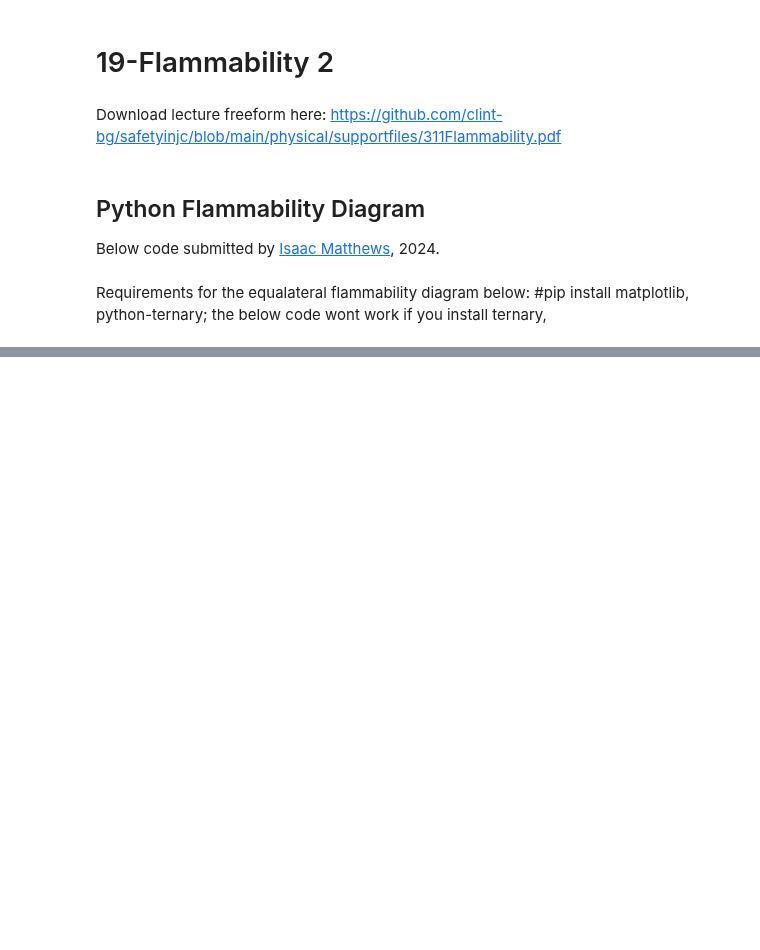
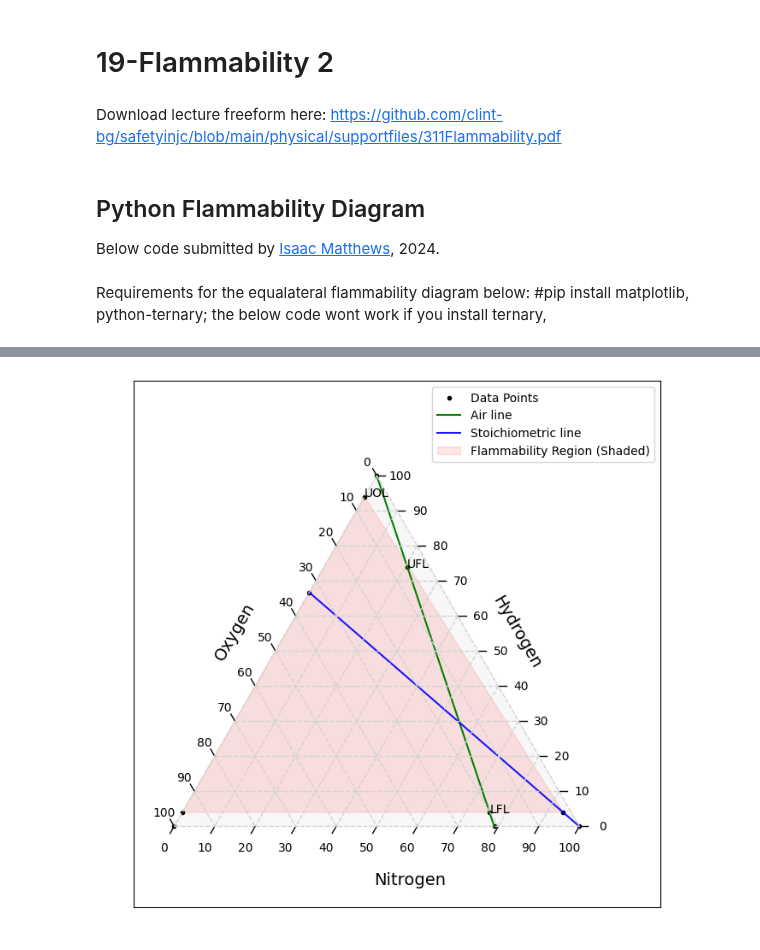
Before and after one commit to clint-bg/safetyinjc, a Jupyter notebook: _build/jupyter_execute/physical/19-Flammability2.ipynb, the cells around one changed output, grey strips where cells are left out. Saved outputs shown, nothing was run; the diff lists cells and outputs as text; code cells hidden in the pictures; blank space fills up the shorter version.

```diff
--- a/_build/jupyter_execute/physical/19-Flammability2.ipynb
+++ b/_build/jupyter_execute/physical/19-Flammability2.ipynb
@@ -84,0 +12,100 @@ flammabilityTriangle("Hydrogen", lfl,ufl,stoic,loc)
+# %%
+import matplotlib.pyplot as plt
+import ternary
+from scipy.optimize import fsolve
+ufl = 74
+lfl = 4
+stoic = 66.7 #stoichiometric ratio for hydrogen in oxygen
+loc = 2
+
+def flammabilityTriangle(name,lfl, ufl, stoic,loc,figsize = (10, 8)):
+    # The stoic value is the stoichiometric ratio of fuel in pure oxygen
+    lfl_o = (100-lfl)*0.21; ufl_o = (100-ufl)*0.21
+    lfl_n = 100 - lfl - lfl_o; ufl_n = 100 - ufl - ufl_o
+    slope = 1/(100/stoic-1) # z/y or ratio of fuel to oxygen at stoichiometric mixture
+    def eq(vars):
+        x, y = vars #x is n2, y is o2
+        denom = x+y*(1+slope)
+        eq1 = loc/100 - y/(denom)
+        eq2 = loc/100 + x/denom + y*slope/denom - 1
+        return eq1, eq2
+    mol_n2, mol_o2 = fsolve(eq, (0.5, 0.5)); mol_f = slope*mol_o2
+    loc_f = mol_f/(mol_n2+mol_o2+mol_f)*100
+    uol = ufl*(100+1.87*(100-ufl_o))/(ufl_o+ufl*(1+1.87)) #upper flammability limit in pure oxygen
+    lol = lfl
+    data = [
+         #nitrogen fuel oxygen
+        [0, 0, 100],  # Pure Oxygen 0
+        [79, 0, 21],  # Pure Air 1
+        [0, 100, 0],  # Pure Fuel 2
+        [100,0,0],    # pure n2  3
+        [lfl_n, lfl, lfl_o],  #LFL  4
+        [ufl_n,ufl,ufl_o],    #UFL  5
+        [0,uol,100-uol], #upper loc 6 (uol)
+        [0,stoic,100-stoic], #left most stoic point  7
+        [100-loc-loc_f, loc_f,loc],#intersection  8 (actual loc at stoichiometric point)
+        [0,lol,100-lol], #lol 9
+        # Add more data points as needed
+    ]
+    # Create a larger figure
+    whole = plt.figure(figsize=figsize)
+    box = whole.subplots()
+    # Create a ternary plot
+    fig, tax = ternary.figure(ax = box, scale=100)
+    #fix what terniary messes up
+    box.set_ylim(-20,110)
+    box.set_xlim(-10,120)
+    box.set_aspect(1)
+    box.tick_params(axis='both', which='both', length=0,labelcolor = 'white') #if you can't beat them join them
+
+    tax.ticks(axis='lbr', linewidth=1, multiple=10, offset=0.02, clockwise=False)
+    # Plot data points
+    tax.scatter(data, marker='.', color='k', label='Data Points')
+
+    # Add a line between pure fuel and pure air
+    tax.line(data[2], data[1], color='green', linestyle='-',label = "Air line")
+    #tax.line(data[9], data[8], color='red', alpha=0.6, linestyle='--', label = "Flammability region")
+    tax.line(data[3], data[7], color='blue', alpha=0.9, linestyle='-', label = "Stoichiometric line")
+    #tax.line(data[6], data[8], color='red', alpha=0.6, linestyle='--')
+
+    # --- Corrected part for shading (hopefully for good this time!) ---
+    # Define the vertices of the flammability region in ternary coordinates
+    flammability_vertices_ternary = [data[9], data[8], data[6]]
+
+    # Convert ternary coordinates to Cartesian (x, y) coordinates for matplotlib's fill
+    flammability_vertices_cartesian = ternary.helpers.project_sequence(flammability_vertices_ternary)
+
+    # Use the underlying matplotlib axes (box) to fill the region
+    box.fill(
+        flammability_vertices_cartesian[0], # X coordinates
+        flammability_vertices_cartesian[1], # Y coordinates
+        color='red',
+        alpha=0.1,
+        label="Flammability Region (Shaded)"
+    )
+    # --- End of corrected part ---
+
+    # Customize the plot
+    #tax.set_title(f"Flammability Triangle for {name} in Air", fontsize=16)
+    tax.left_axis_label("Oxygen", fontsize=14, offset=0.1)
+    tax.right_axis_label(name, fontsize=14, offset=0.02)
+    tax.bottom_axis_label("Nitrogen", fontsize=14, offset=-.1)
+    tax.gridlines(color="lightgrey", multiple=10, linewidth=1, linestyle='--')
+
+    # Define labels for data points
+    labels = ["", "", "","","LFL","UFL","UOL","","",""]
+
+    # Add labels for data points
+    for i, point in enumerate(data):
+        tax.annotate(labels[i], position=point, fontsize=10)
+
+    # Add legend
+    tax.legend()
+
+    # Show the plot
+    plt.ticks = False
+    plt.show()
+
+flammabilityTriangle("Hydrogen", lfl,ufl,stoic,loc)
+# %% [output]
+[figure, added]
```
Also changed, not shown: parts of 1 cell of this notebook, 7 other files.
